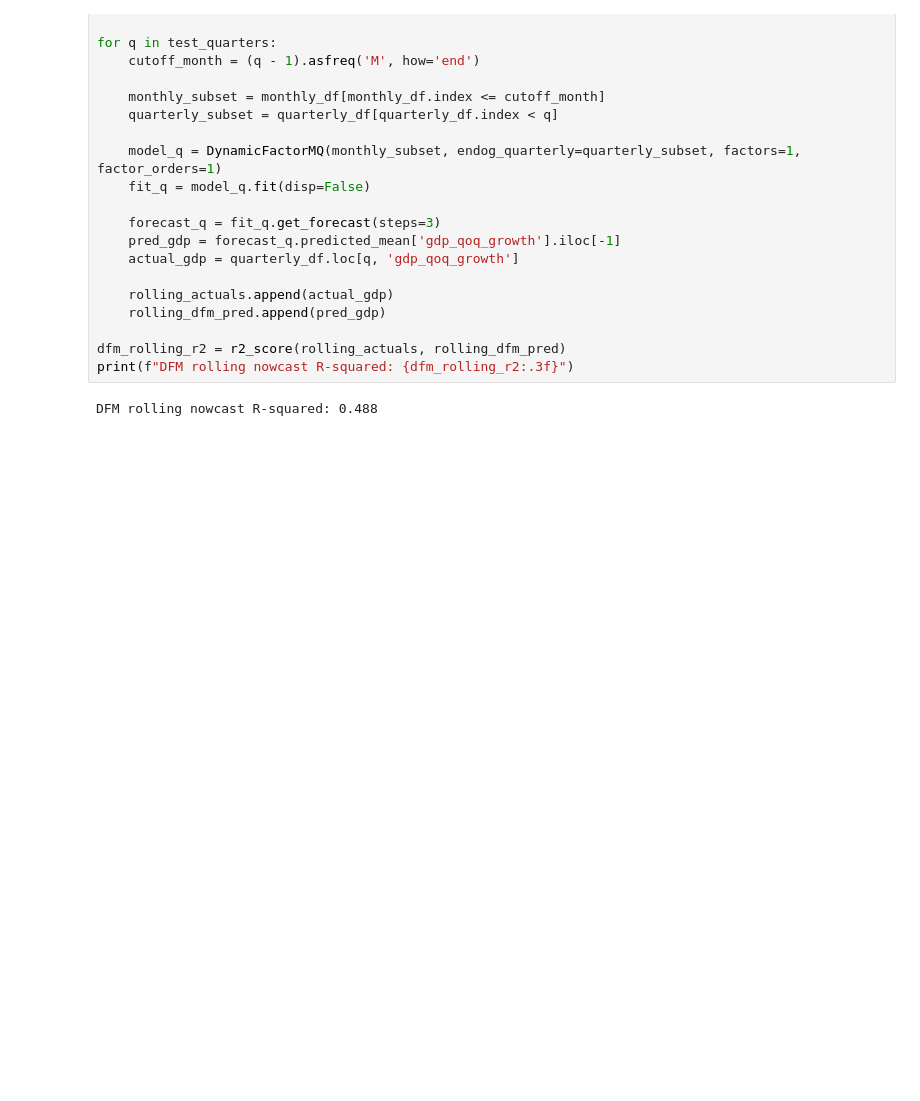
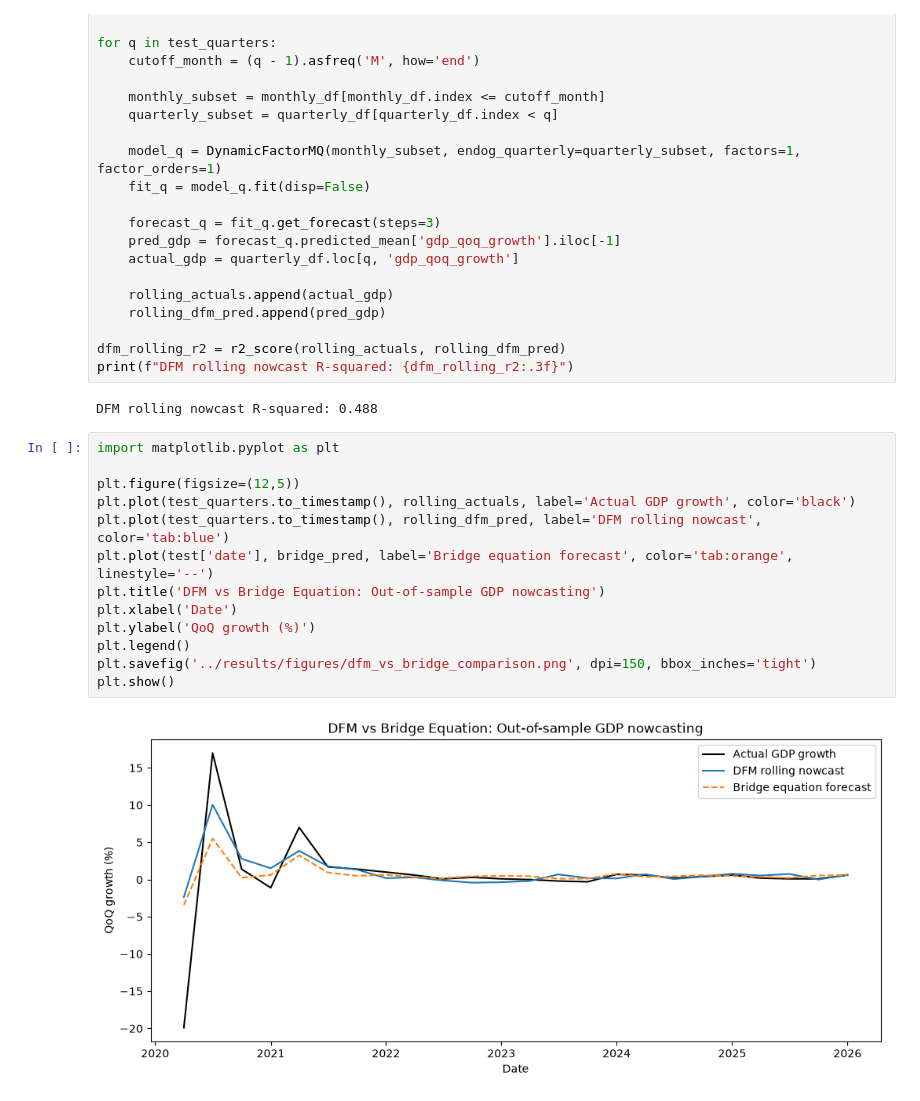
Before and after one commit to Khadeza-Zaman/uk-gdp-nowcasting, a Jupyter notebook: notebooks/01_nowcasting_exploration.ipynb, the cells around one changed output. Drawn from its saved outputs; the diff is of its cells as text; blank space fills up the shorter version.

```diff
--- a/notebooks/01_nowcasting_exploration.ipynb
+++ b/notebooks/01_nowcasting_exploration.ipynb
@@ -431,3 +431,18 @@ dfm_rolling_r2 = r2_score(rolling_actuals, rolling_dfm_pred)
 print(f"DFM rolling nowcast R-squared: {dfm_rolling_r2:.3f}")
 # %% [output]
 DFM rolling nowcast R-squared: 0.488
+# %%
+import matplotlib.pyplot as plt
+
+plt.figure(figsize=(12,5))
+plt.plot(test_quarters.to_timestamp(), rolling_actuals, label='Actual GDP growth', color='black')
+plt.plot(test_quarters.to_timestamp(), rolling_dfm_pred, label='DFM rolling nowcast', color='tab:blue')
+plt.plot(test['date'], bridge_pred, label='Bridge equation forecast', color='tab:orange', linestyle='--')
+plt.title('DFM vs Bridge Equation: Out-of-sample GDP nowcasting')
+plt.xlabel('Date')
+plt.ylabel('QoQ growth (%)')
+plt.legend()
+plt.savefig('../results/figures/dfm_vs_bridge_comparison.png', dpi=150, bbox_inches='tight')
+plt.show()
+# %% [output]
+[figure, added]
```
Also changed, not shown: 1 other file.
